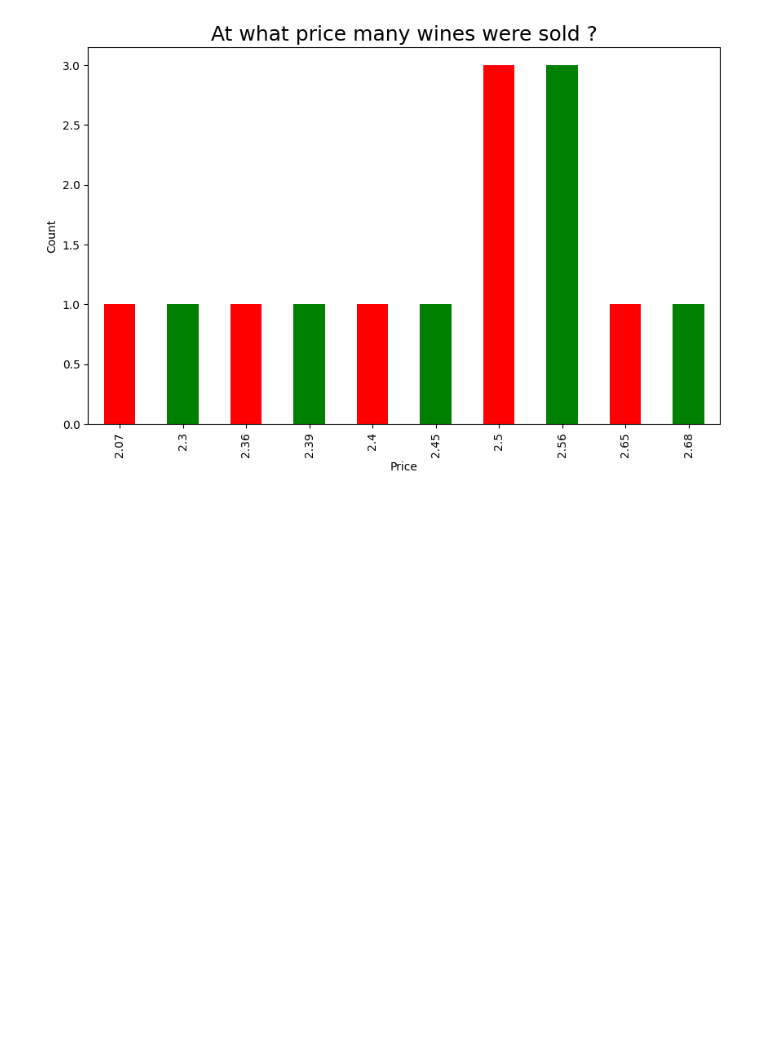
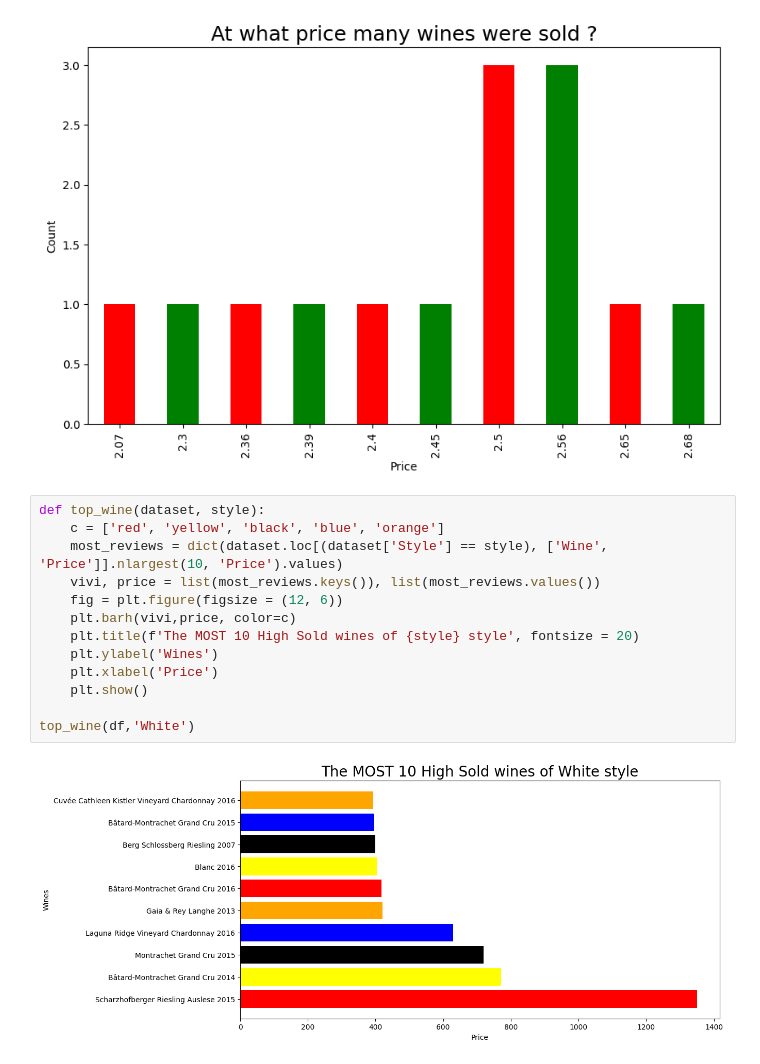
Before and after one commit to otabekds/My-Vivino-project, a Jupyter notebook: vivino.ipynb, the cells around one changed output. Saved outputs shown, nothing was run; the diff lists cells and outputs as text; blank space fills up the shorter version.

```diff
--- a/vivino.ipynb
+++ b/vivino.ipynb
@@ -133,3 +145,18 @@ top_salled_wines(df)
 [figure]
 [figure]
 [figure]
+# %%
+def top_wine(dataset, style):
+    c = ['red', 'yellow', 'black', 'blue', 'orange']
+    most_reviews = dict(dataset.loc[(dataset['Style'] == style), ['Wine', 'Price']].nlargest(10, 'Price').values)
+    vivi, price = list(most_reviews.keys()), list(most_reviews.values())
+    fig = plt.figure(figsize = (12, 6))
+    plt.barh(vivi,price, color=c)
+    plt.title(f'The MOST 10 High Sold wines of {style} style', fontsize = 20)
+    plt.ylabel('Wines')
+    plt.xlabel('Price')
+    plt.show()
+
+top_wine(df,'White')
+# %% [output]
+[figure, added]
```
Also changed, not shown: parts of 2 cells of this notebook.
